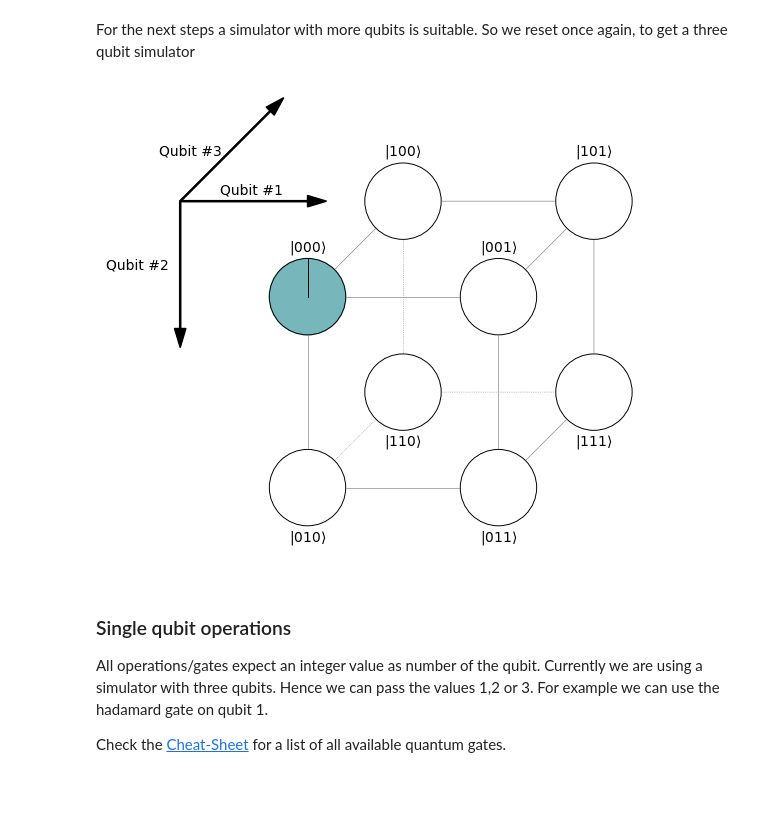
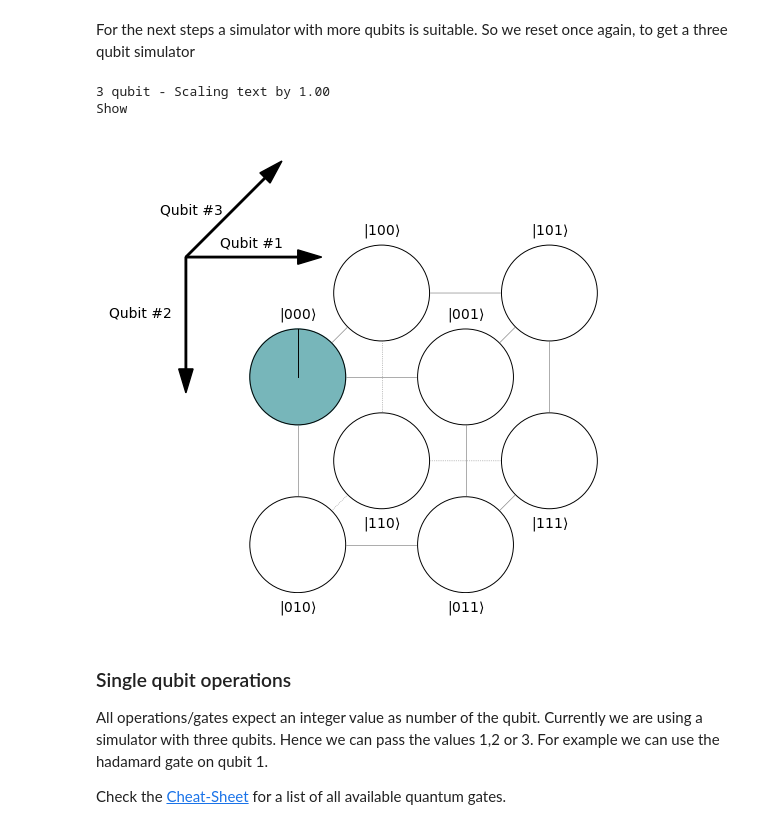
Before and after one commit to QuanTUK/examples, a Jupyter notebook: introduction.ipynb, the cells around one changed output. Drawn from its saved outputs; the diff is of its cells as text; code cells hidden in the pictures; blank space fills up the shorter version.

```diff
--- a/introduction.ipynb
+++ b/introduction.ipynb
@@ -60,9 +84,13 @@ vis.show()
 For the next steps a simulator with more qubits is suitable. So we reset once again, to get a three qubit simulator
 # %%
 sim.reset(3)
+
+vis = DimensionalCircleNotation(sim)
 vis.show()
 # %% [output]
+3 qubit - Scaling text by 1.00
+Show
-[figure, old version]
+[figure, new version]
 # %% [markdown]
 ### Single qubit operations
 All operations/gates expect an integer value as number of the qubit. Currently we are using a simulator with three qubits. Hence we can pass the values 1,2 or 3.
```
Also changed, not shown: parts of 12 cells of this notebook, 3 other files.
